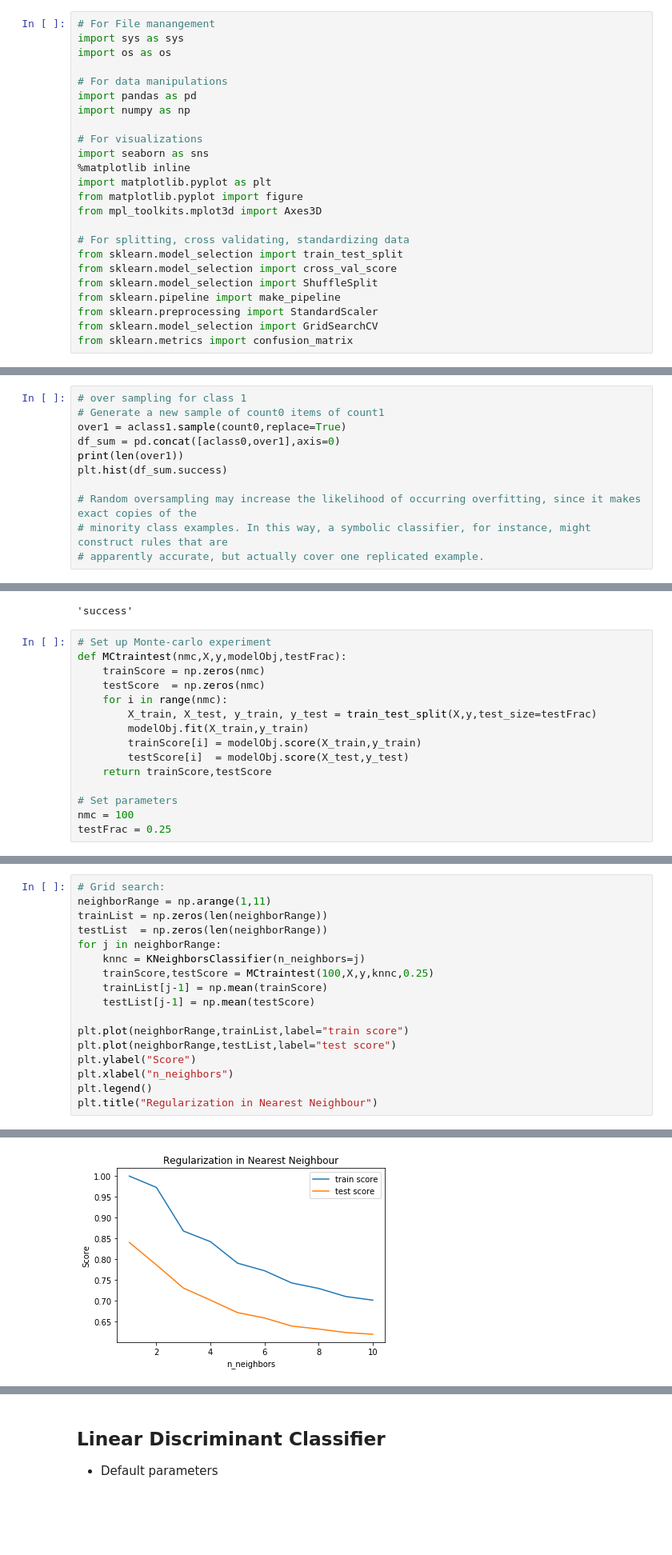
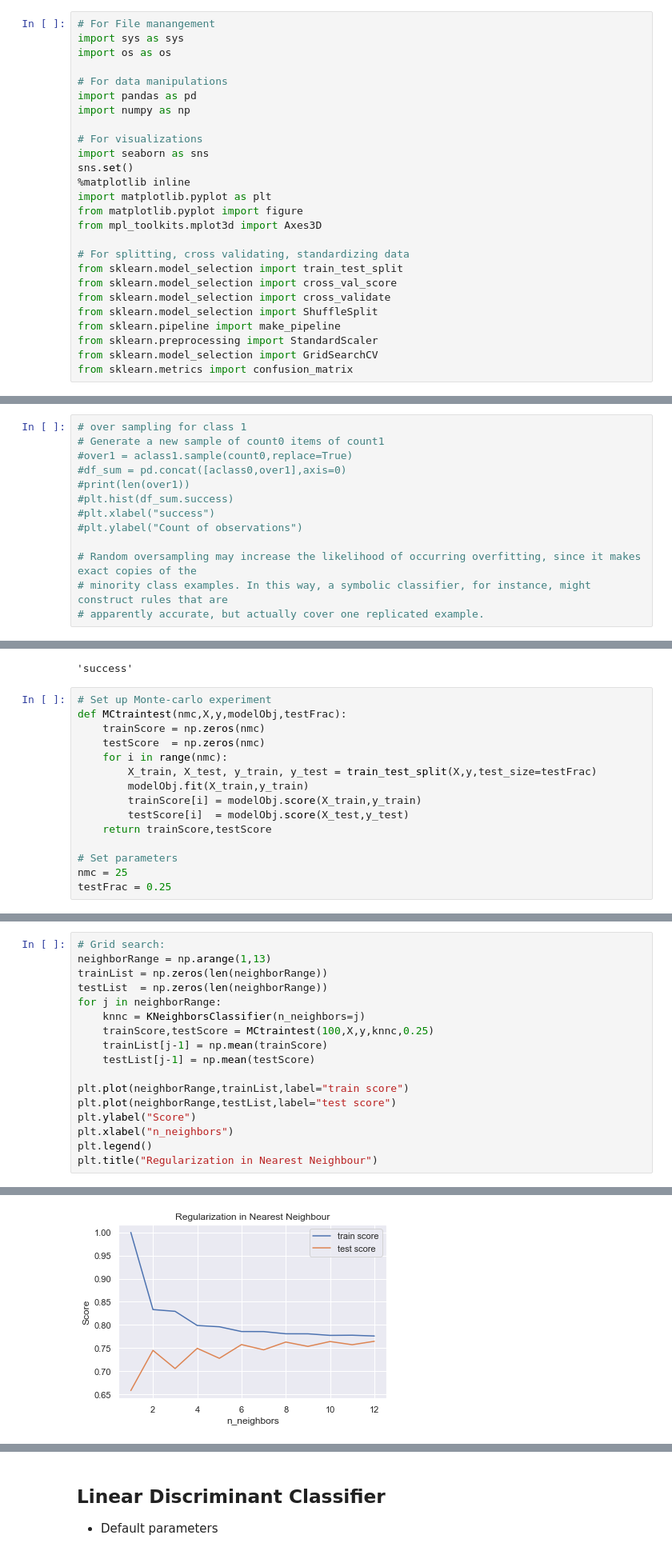
Before and after one commit to rmalongo/Classification-Data-Challenge, a Jupyter notebook: Unum Machine Learning Challenge.ipynb, the cells around one changed output, grey strips where cells are left out. Shown: that part at 80% size. Drawn from its saved outputs; the diff is of its cells as text; blank space fills up the shorter version.

```diff
--- a/Unum Machine Learning Challenge.ipynb
+++ b/Unum Machine Learning Challenge.ipynb
@@ -26,6 +26,7 @@ import numpy as np
 
 # For visualizations
 import seaborn as sns
+sns.set()
 %matplotlib inline
 import matplotlib.pyplot as plt
 from matplotlib.pyplot import figure
@@ -34,6 +35,7 @@ from mpl_toolkits.mplot3d import Axes3D
 # For splitting, cross validating, standardizing data
 from sklearn.model_selection import train_test_split
 from sklearn.model_selection import cross_val_score
+from sklearn.model_selection import cross_validate
 from sklearn.model_selection import ShuffleSplit
 from sklearn.pipeline import make_pipeline
 from sklearn.preprocessing import StandardScaler
@@ -285,10 +280,12 @@ print(count1)
 # %%
 # over sampling for class 1
 # Generate a new sample of count0 items of count1
-over1 = aclass1.sample(count0,replace=True)
-df_sum = pd.concat([aclass0,over1],axis=0)
-print(len(over1))
-plt.hist(df_sum.success)
+#over1 = aclass1.sample(count0,replace=True)
+#df_sum = pd.concat([aclass0,over1],axis=0)
+#print(len(over1))
+#plt.hist(df_sum.success)
+#plt.xlabel("success")
+#plt.ylabel("Count of observations")
 
 # Random oversampling may increase the likelihood of occurring overfitting, since it makes exact copies of the
 # minority class examples. In this way, a symbolic classifier, for instance, might construct rules that are
@@ -357,5 +347,5 @@ def MCtraintest(nmc,X,y,modelObj,testFrac):
     return trainScore,testScore
 
 # Set parameters
-nmc = 100
+nmc = 25
 testFrac = 0.25
@@ -467,23 +438,23 @@ Testing Set Accuracy: 0.7079
 # %%
 # Grid search:
-neighborRange = np.arange(1,11)
+neighborRange = np.arange(1,13)
 trainList = np.zeros(len(neighborRange))
 testList  = np.zeros(len(neighborRange))
 for j in neighborRange:
     knnc = KNeighborsClassifier(n_neighbors=j)
     trainScore,testScore = MCtraintest(100,X,y,knnc,0.25)
     trainList[j-1] = np.mean(trainScore)
     testList[j-1] = np.mean(testScore)
 
 plt.plot(neighborRange,trainList,label="train score")
 plt.plot(neighborRange,testList,label="test score")
 plt.ylabel("Score")
 plt.xlabel("n_neighbors")
 plt.legend()
 plt.title("Regularization in Nearest Neighbour")
 # %% [output]
 Text(0.5, 1.0, 'Regularization in Nearest Neighbour')
-[figure, old version]
+[figure, new version]
 # %% [markdown]
 ## Suppport Vector Classifier
 * Default parameters
```
Also changed, not shown: parts of 54 cells of this notebook.
